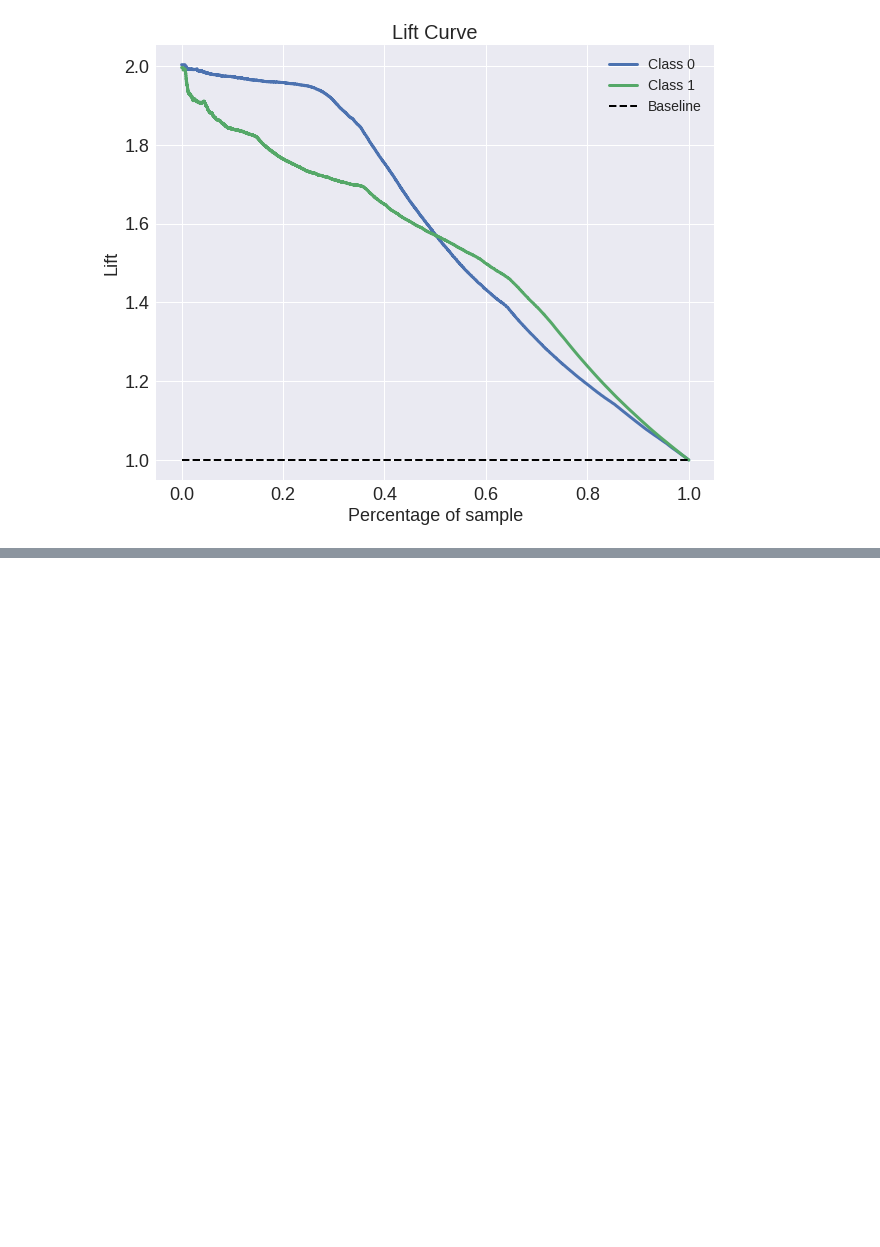
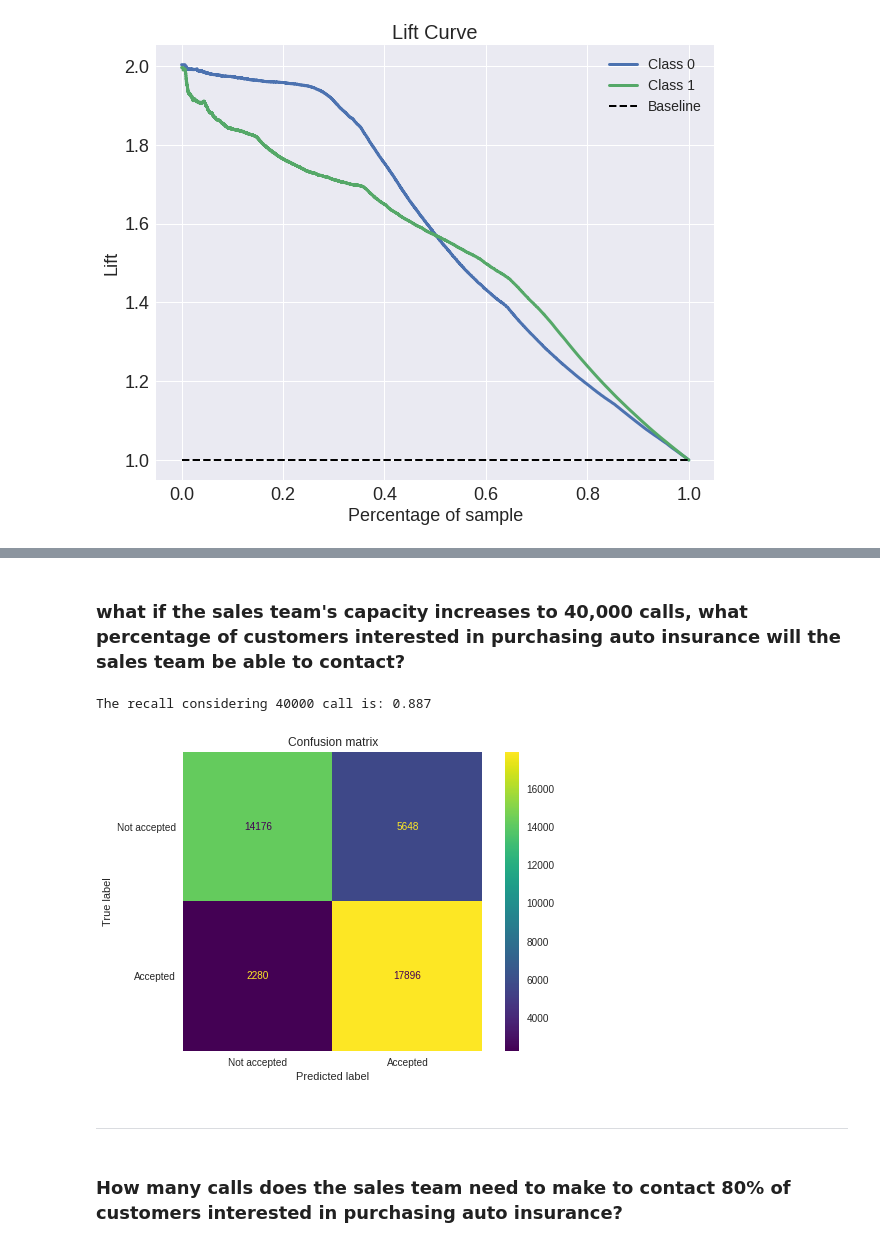
Before and after one commit to Ededu1984/Health_Insurance_Prediction, a Jupyter notebook: Health_Insurance_Model_Bulding_c02.ipynb, the cells around one changed output, grey strips where cells are left out. Drawn from its saved outputs; the diff is of its cells as text; code cells hidden in the pictures; blank space fills up the shorter version.

```diff
--- a/Health_Insurance_Model_Bulding_c02.ipynb
+++ b/Health_Insurance_Model_Bulding_c02.ipynb
@@ -617,0 +652,21 @@ plt.show()
+# %% [markdown]
+### what if the sales team's capacity increases to 40,000 calls, what percentage of customers interested in purchasing auto insurance will the sales team be able to contact?
+# %%
+recall_40000, x_val_40000, y_40000 = validation_recall(best_model, X_val, y_val, 40000)
+# %%
+print('The recall considering 40000 call is: {}'.format(round(recall_40000, 4)))
+# %% [output]
+The recall considering 40000 call is: 0.887
+# %%
+plot_confusion_matrix(best_model, x_val_40000, y_40000)
+plt.title('Confusion matrix')
+plt.yticks(ticks=[0,1], labels=['Not accepted','Accepted'])
+plt.xticks(ticks=[0,1], labels=['Not accepted','Accepted'])
+plt.grid(False)
+plt.show()
+# %% [output]
+[figure, added]
+# %% [markdown]
+___
+# %% [markdown]
+### How many calls does the sales team need to make to contact 80% of customers interested in purchasing auto insurance?
```
Also changed, not shown: parts of 14 cells of this notebook.
